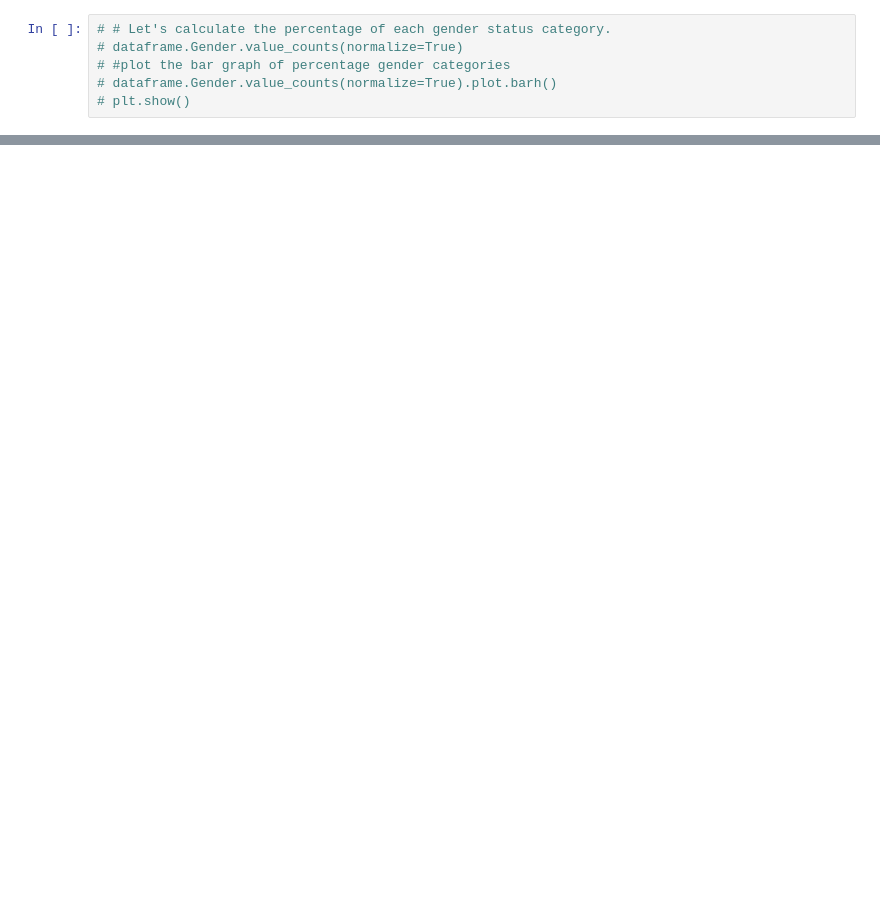
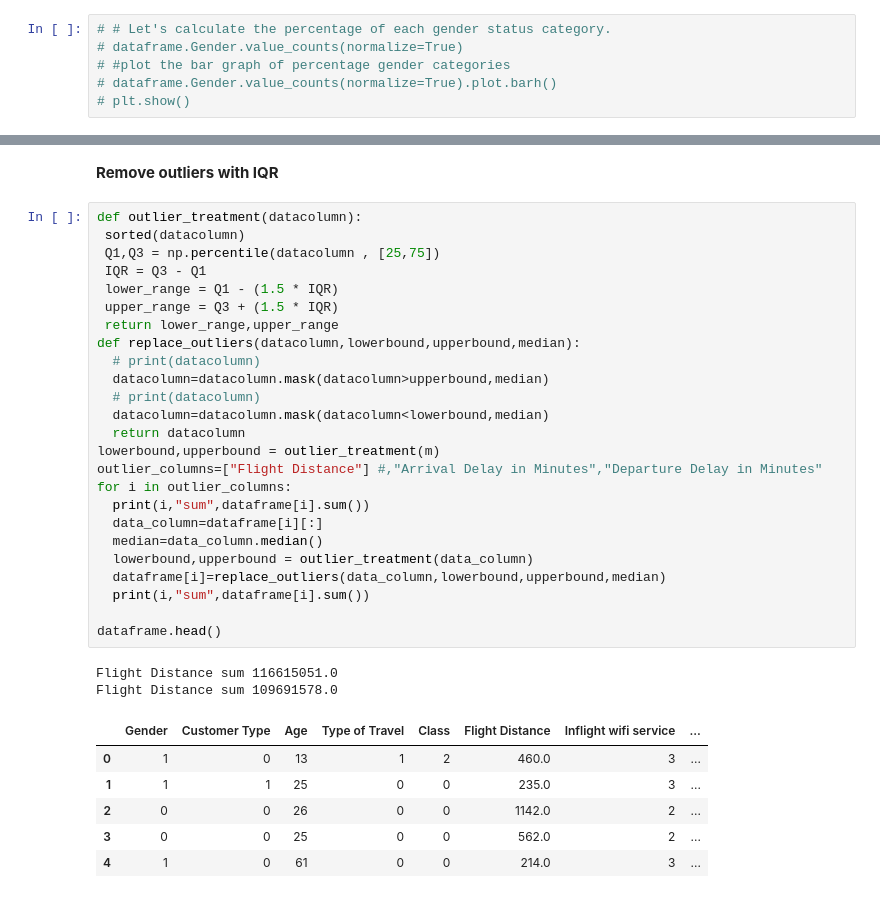
Before and after one commit to soraya-mi/flight_anlysis, a Jupyter notebook: Project2.ipynb, the cells around one changed output, grey strips where cells are left out. Drawn from its saved outputs; the diff is of its cells as text; blank space fills up the shorter version.

```diff
--- a/Project2.ipynb
+++ b/Project2.ipynb
@@ -99,0 +147,36 @@ for col in cols:
+# %% [markdown]
+**Remove outliers with IQR**
+# %%
+def outlier_treatment(datacolumn):
+ sorted(datacolumn)
+ Q1,Q3 = np.percentile(datacolumn , [25,75])
+ IQR = Q3 - Q1
+ lower_range = Q1 - (1.5 * IQR)
+ upper_range = Q3 + (1.5 * IQR)
+ return lower_range,upper_range
+def replace_outliers(datacolumn,lowerbound,upperbound,median):
+  # print(datacolumn)
+  datacolumn=datacolumn.mask(datacolumn>upperbound,median)
+  # print(datacolumn)
+  datacolumn=datacolumn.mask(datacolumn<lowerbound,median)
+  return datacolumn
+lowerbound,upperbound = outlier_treatment(m)
+outlier_columns=["Flight Distance"] #,"Arrival Delay in Minutes","Departure Delay in Minutes"
+for i in outlier_columns:
+  print(i,"sum",dataframe[i].sum())
+  data_column=dataframe[i][:]
+  median=data_column.median()
+  lowerbound,upperbound = outlier_treatment(data_column)
+  dataframe[i]=replace_outliers(data_column,lowerbound,upperbound,median)
+  print(i,"sum",dataframe[i].sum())
+
+dataframe.head()
+# %% [output]
+Flight Distance sum 116615051.0
+Flight Distance sum 109691578.0
+|  | Gender | Customer Type | Age | Type of Travel | Class | Flight Distance | Inflight wifi service | ... |
+| 0 | 1 | 0 | 13 | 1 | 2 | 460.0 | 3 | ... |
+| 1 | 1 | 1 | 25 | 0 | 0 | 235.0 | 3 | ... |
+| 2 | 0 | 0 | 26 | 0 | 0 | 1142.0 | 2 | ... |
+| 3 | 0 | 0 | 25 | 0 | 0 | 562.0 | 2 | ... |
+| 4 | 1 | 0 | 61 | 0 | 0 | 214.0 | 3 | ... |
```
Also changed, not shown: parts of 11 cells of this notebook.
